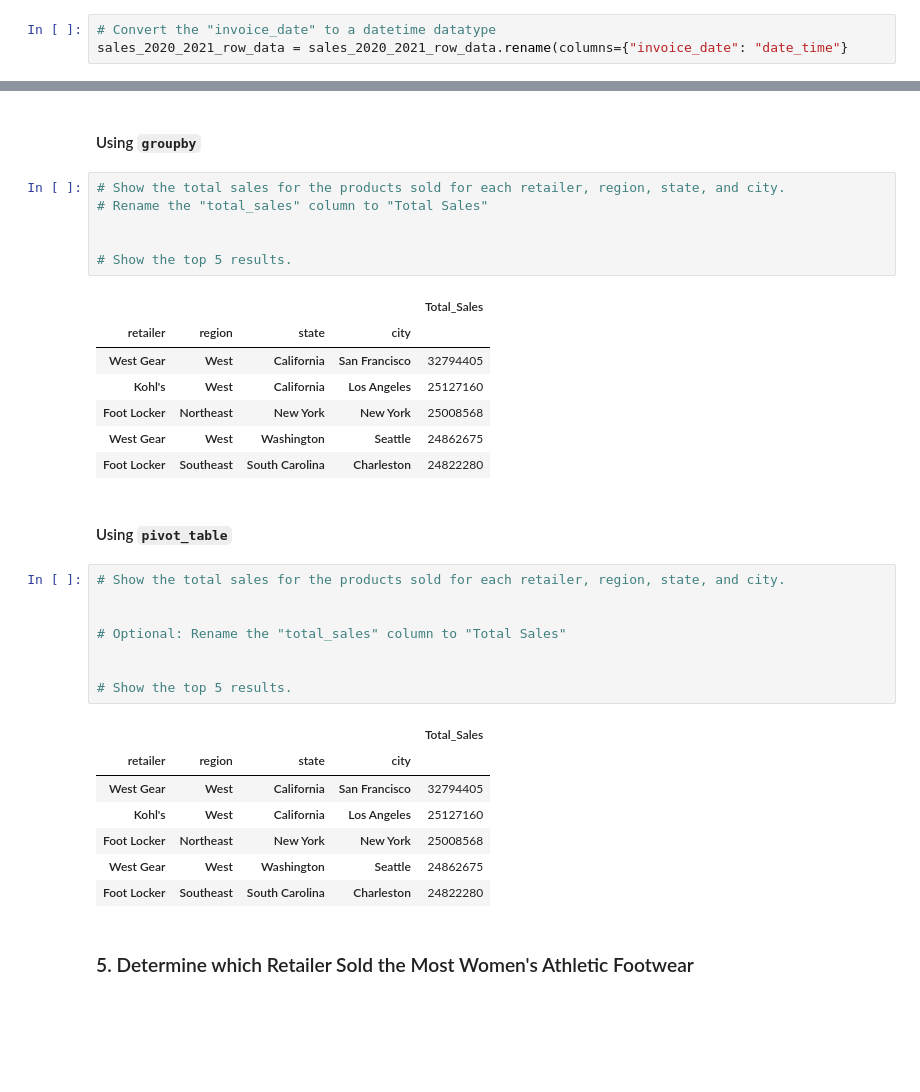
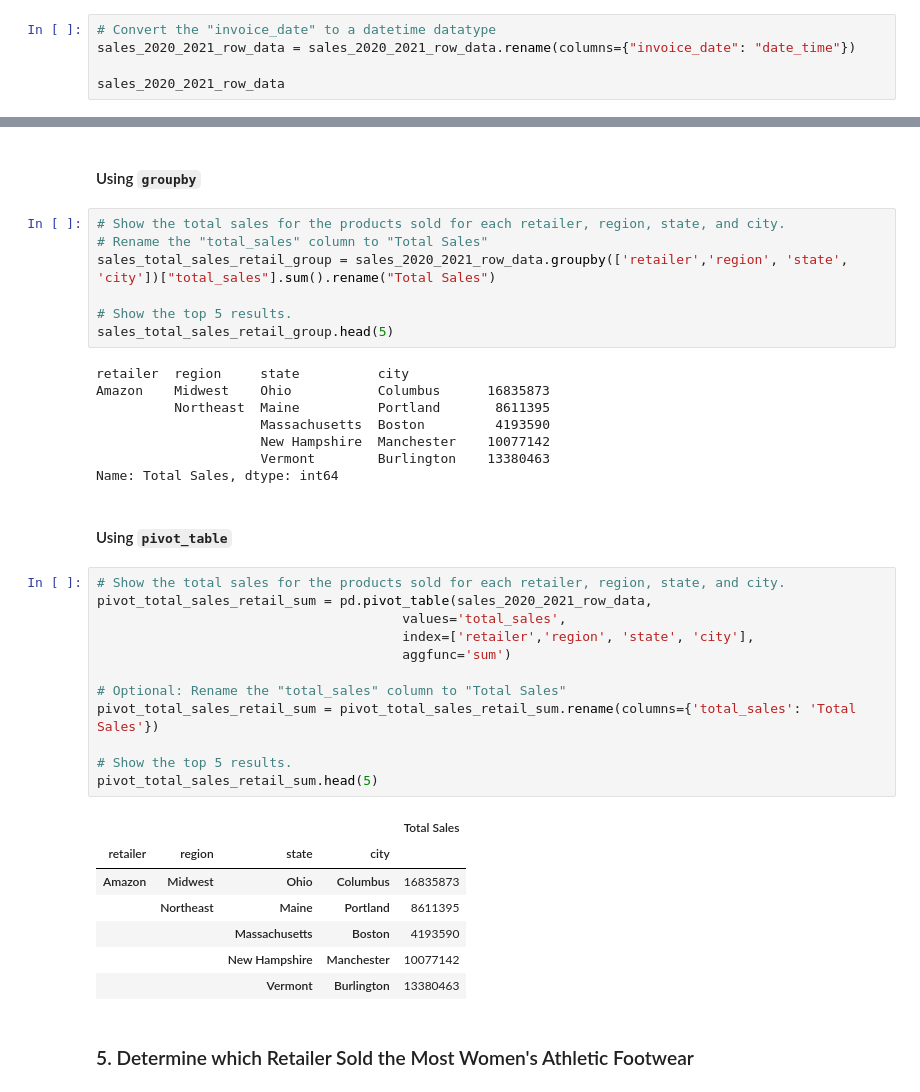
Before and after one commit to DanB369/athletic_sales_analysis, a Jupyter notebook: athletic_sales_analysis.ipynb, the cells around one changed output, grey strips where cells are left out. Cells and saved outputs as stored; diff of their text form; blank space fills up the shorter version.

Commit message:
pivot and groupby tables

```diff
--- a/athletic_sales_analysis.ipynb
+++ b/athletic_sales_analysis.ipynb
@@ -158,5 +158,7 @@ dtypes: float64(1), int64(4), object(7)
 memory usage: 904.2+ KB
 # %%
 # Convert the "invoice_date" to a datetime datatype
-sales_2020_2021_row_data = sales_2020_2021_row_data.rename(columns={"invoice_date": "date_time"}
+sales_2020_2021_row_data = sales_2020_2021_row_data.rename(columns={"invoice_date": "date_time"})
+
+sales_2020_2021_row_data
 # %% [output]
@@ -274,35 +288,40 @@ memory usage: 904.2+ KB
 # %%
 # Show the total sales for the products sold for each retailer, region, state, and city.
 # Rename the "total_sales" column to "Total Sales"
-
+sales_total_sales_retail_group = sales_2020_2021_row_data.groupby(['retailer','region', 'state', 'city'])["total_sales"].sum().rename("Total Sales")
 
 # Show the top 5 results.
+sales_total_sales_retail_group.head(5)
 # %% [output]
-|  |  |  |  | Total_Sales |
-| retailer | region | state | city |  |
-| West Gear | West | California | San Francisco | 32794405 |
-| Kohl's | West | California | Los Angeles | 25127160 |
-| Foot Locker | Northeast | New York | New York | 25008568 |
-| West Gear | West | Washington | Seattle | 24862675 |
-| Foot Locker | Southeast | South Carolina | Charleston | 24822280 |
+retailer  region     state          city
+Amazon    Midwest    Ohio           Columbus      16835873
+          Northeast  Maine          Portland       8611395
+                     Massachusetts  Boston         4193590
+                     New Hampshire  Manchester    10077142
+                     Vermont        Burlington    13380463
+Name: Total Sales, dtype: int64
 # %% [markdown]
 #### Using `pivot_table`
 # %%
 # Show the total sales for the products sold for each retailer, region, state, and city.
-
+pivot_total_sales_retail_sum = pd.pivot_table(sales_2020_2021_row_data,
+                                       values='total_sales',
+                                       index=['retailer','region', 'state', 'city'],
+                                       aggfunc='sum')
 
 # Optional: Rename the "total_sales" column to "Total Sales"
-
+pivot_total_sales_retail_sum = pivot_total_sales_retail_sum.rename(columns={'total_sales': 'Total Sales'})
 
 # Show the top 5 results.
+pivot_total_sales_retail_sum.head(5)
 # %% [output]
-|  |  |  |  | Total_Sales |
+|  |  |  |  | Total Sales |
 | retailer | region | state | city |  |
-| West Gear | West | California | San Francisco | 32794405 |
-| Kohl's | West | California | Los Angeles | 25127160 |
-| Foot Locker | Northeast | New York | New York | 25008568 |
-| West Gear | West | Washington | Seattle | 24862675 |
-| Foot Locker | Southeast | South Carolina | Charleston | 24822280 |
+| Amazon | Midwest | Ohio | Columbus | 16835873 |
+|  | Northeast | Maine | Portland | 8611395 |
+|  |  | Massachusetts | Boston | 4193590 |
+|  |  | New Hampshire | Manchester | 10077142 |
+|  |  | Vermont | Burlington | 13380463 |
 # %% [markdown]
 ### 5. Determine which Retailer Sold the Most Women's Athletic Footwear
 # %%
```
Also changed, not shown: parts of 6 cells of this notebook.
